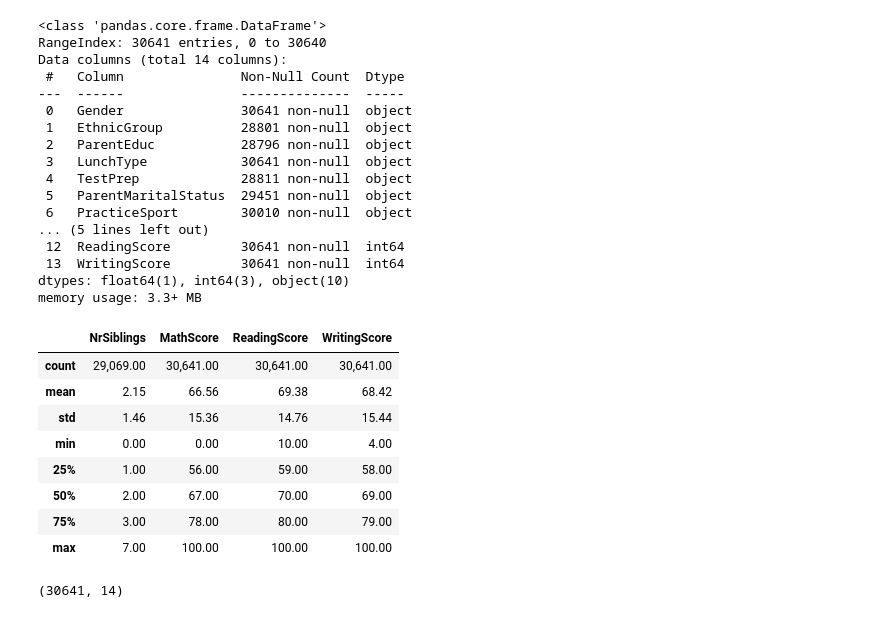
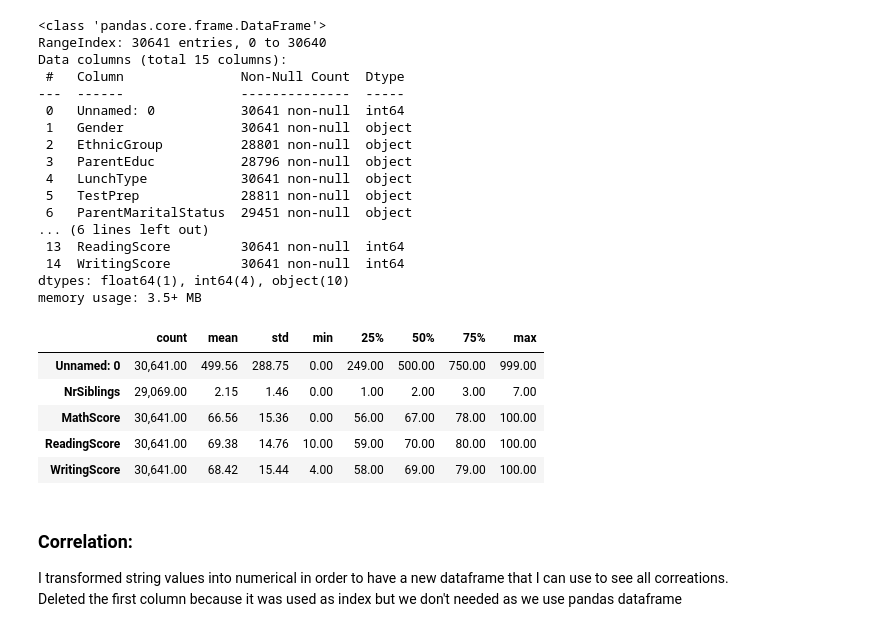
Before and after one commit to onathatice-univr/programming_final_project, a Jupyter notebook: VR503361_final_project.ipynb, the cells around one changed output. Drawn from its saved outputs; the diff is of its cells as text; code cells hidden in the pictures.

```diff
--- a/VR503361_final_project.ipynb
+++ b/VR503361_final_project.ipynb
@@ -58,6 +49,3 @@ df_exam_score.T
-# %%
-# drop first column
-df_exam_score.drop(df_exam_score.columns[0], axis=1, inplace=True)
 # %%
 df_exam_score.T
 # %% [output]
@@ -82,34 +71,27 @@ df_exam_score.info()
 # %% [output]
 <class 'pandas.core.frame.DataFrame'>
 RangeIndex: 30641 entries, 0 to 30640
-Data columns (total 14 columns):
+Data columns (total 15 columns):
  #   Column               Non-Null Count  Dtype
 ---  ------               --------------  -----
- 0   Gender               30641 non-null  object
- 1   EthnicGroup          28801 non-null  object
- 2   ParentEduc           28796 non-null  object
- 3   LunchType            30641 non-null  object
- 4   TestPrep             28811 non-null  object
- 5   ParentMaritalStatus  29451 non-null  object
- 6   PracticeSport        30010 non-null  object
-... (5 lines left out)
- 12  ReadingScore         30641 non-null  int64
- 13  WritingScore         30641 non-null  int64
-dtypes: float64(1), int64(3), object(10)
-memory usage: 3.3+ MB
+ 0   Unnamed: 0           30641 non-null  int64
+ 1   Gender               30641 non-null  object
+ 2   EthnicGroup          28801 non-null  object
+ 3   ParentEduc           28796 non-null  object
+ 4   LunchType            30641 non-null  object
+ 5   TestPrep             28811 non-null  object
+ 6   ParentMaritalStatus  29451 non-null  object
+... (6 lines left out)
+ 13  ReadingScore         30641 non-null  int64
+ 14  WritingScore         30641 non-null  int64
+dtypes: float64(1), int64(4), object(10)
+memory usage: 3.5+ MB
 # %%
-df_exam_score.describe()
+df_exam_score.describe().T
 # %% [output]
-|  | NrSiblings | MathScore | ReadingScore | WritingScore |
-| count | 29,069.00 | 30,641.00 | 30,641.00 | 30,641.00 |
-| mean | 2.15 | 66.56 | 69.38 | 68.42 |
-| std | 1.46 | 15.36 | 14.76 | 15.44 |
-| min | 0.00 | 0.00 | 10.00 | 4.00 |
-| 25% | 1.00 | 56.00 | 59.00 | 58.00 |
-| 50% | 2.00 | 67.00 | 70.00 | 69.00 |
-| 75% | 3.00 | 78.00 | 80.00 | 79.00 |
-| max | 7.00 | 100.00 | 100.00 | 100.00 |
+|  | count | mean | std | min | 25% | 50% | 75% | max |
+| Unnamed: 0 | 30,641.00 | 499.56 | 288.75 | 0.00 | 249.00 | 500.00 | 750.00 | 999.00 |
+| NrSiblings | 29,069.00 | 2.15 | 1.46 | 0.00 | 1.00 | 2.00 | 3.00 | 7.00 |
+| MathScore | 30,641.00 | 66.56 | 15.36 | 0.00 | 56.00 | 67.00 | 78.00 | 100.00 |
+| ReadingScore | 30,641.00 | 69.38 | 14.76 | 10.00 | 59.00 | 70.00 | 80.00 | 100.00 |
+| WritingScore | 30,641.00 | 68.42 | 15.44 | 4.00 | 58.00 | 69.00 | 79.00 | 100.00 |
-# %%
-df_exam_score.shape
-# %% [output]
-(30641, 14)
@@ -118,0 +100,4 @@ pd.options.display.float_format = '{:,.2f}'.format
+# %% [markdown]
+### Correlation:
+I transformed string values into numerical in order to have a new dataframe that I can use to see all correations.
+<br> Deleted the first column because it was used  as index but we don't needed as we use pandas dataframe
```
Also changed, not shown: parts of 31 cells of this notebook, 1 other file.
